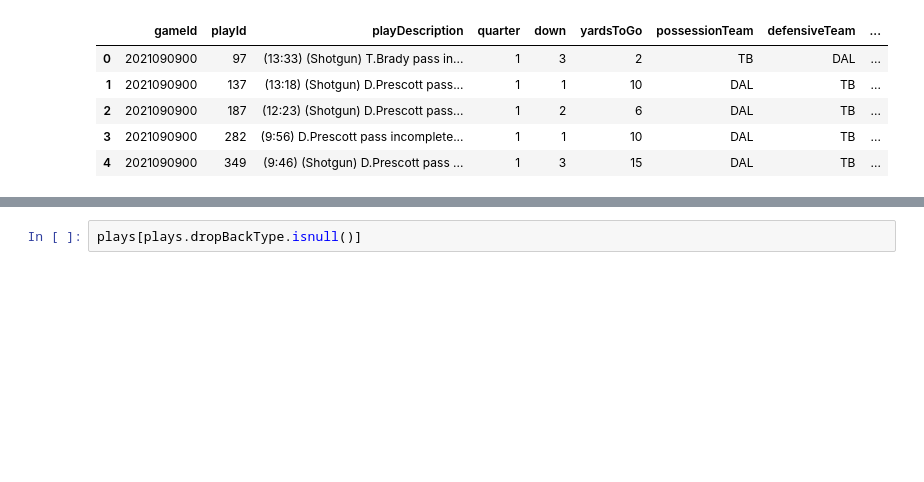
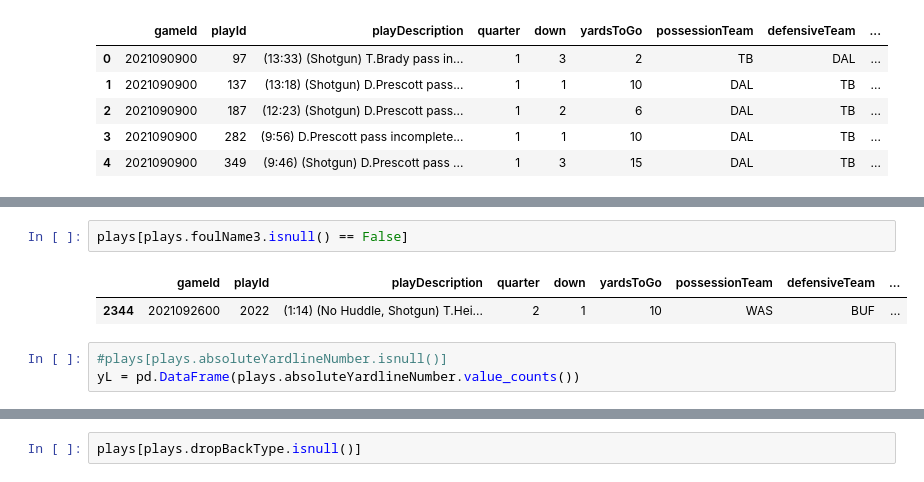
Before and after one commit to Miller-Ryan-1/nfl-linemen, a Jupyter notebook: analysis_playground.ipynb, the cells around one changed output, grey strips where cells are left out. Cells and saved outputs as stored; diff of their text form; blank space fills up the shorter version.

```diff
--- a/analysis_playground.ipynb
+++ b/analysis_playground.ipynb
@@ -172,0 +119,8 @@ for i in range(0,120):
+# %%
+plays[plays.foulName3.isnull() == False]
+# %% [output]
+|  | gameId | playId | playDescription | quarter | down | yardsToGo | possessionTeam | defensiveTeam | ... |
+| 2344 | 2021092600 | 2022 | (1:14) (No Huddle, Shotgun) T.Hei... | 2 | 1 | 10 | WAS | BUF | ... |
+# %%
+#plays[plays.absoluteYardlineNumber.isnull()]
+yL = pd.DataFrame(plays.absoluteYardlineNumber.value_counts())
```
Also changed, not shown: parts of 126 cells of this notebook.
